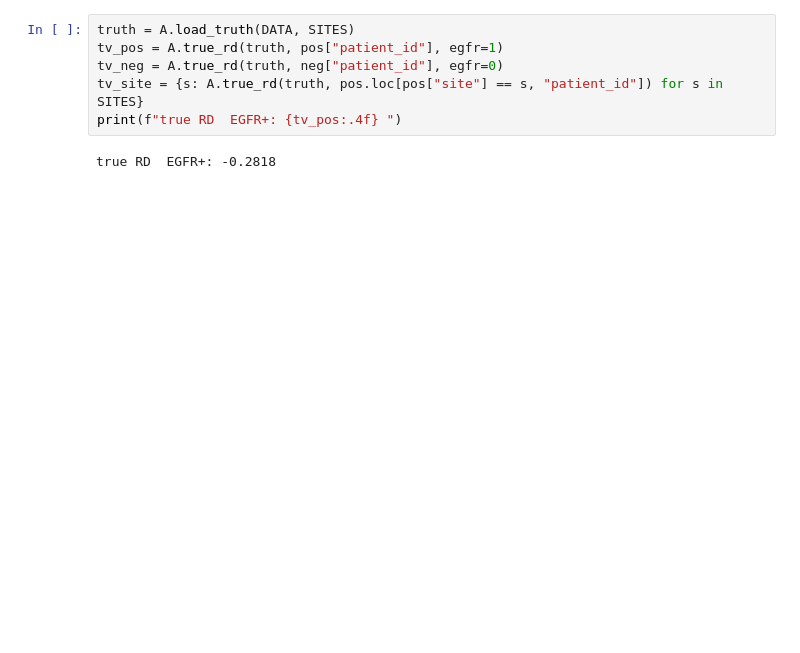
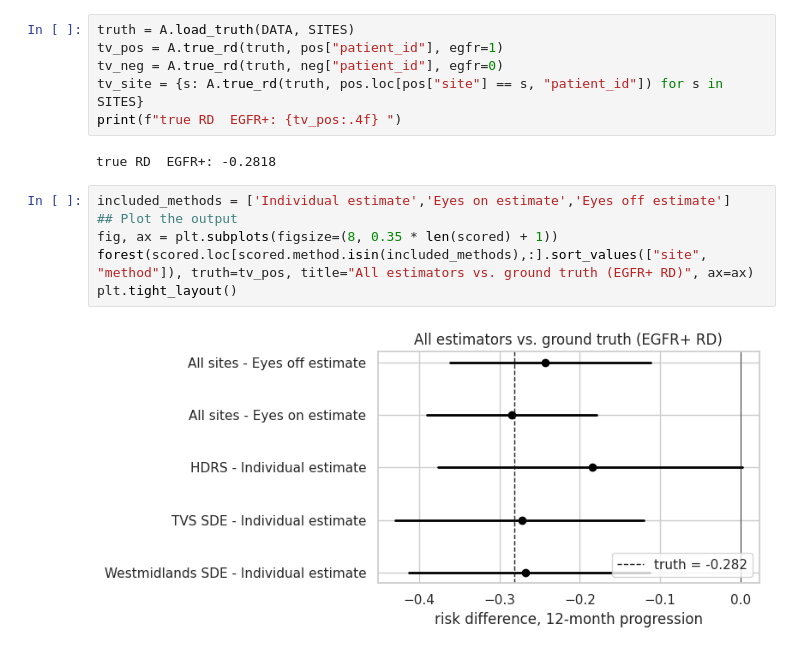
Before and after one commit to emrys-health/afon, a Jupyter notebook: demo/notebooks/01_multi_site_causal_demo.ipynb, the cells around one changed output. Cells and saved outputs as stored; diff of their text form; blank space fills up the shorter version.

```diff
--- a/demo/notebooks/01_multi_site_causal_demo.ipynb
+++ b/demo/notebooks/01_multi_site_causal_demo.ipynb
@@ -194,6 +147,14 @@ tv_site = {s: A.true_rd(truth, pos.loc[pos["site"] == s, "patient_id"]) for s in
 print(f"true RD  EGFR+: {tv_pos:.4f} ")
 # %% [output]
 true RD  EGFR+: -0.2818
+# %%
+included_methods = ['Individual estimate','Eyes on estimate','Eyes off estimate']
+## Plot the output
+fig, ax = plt.subplots(figsize=(8, 0.35 * len(scored) + 1))
+forest(scored.loc[scored.method.isin(included_methods),:].sort_values(["site", "method"]), truth=tv_pos, title="All estimators vs. ground truth (EGFR+ RD)", ax=ax)
+plt.tight_layout()
+# %% [output]
+[figure, added]
 # %%
 bayes_rows = [
     {"site": "pooled", "method": "pymc_hierarchical", **A.posterior_interval(idata, "ate_rd_egfr_pos"), "n": len(pos)},
```
Also changed, not shown: parts of 20 cells of this notebook.
